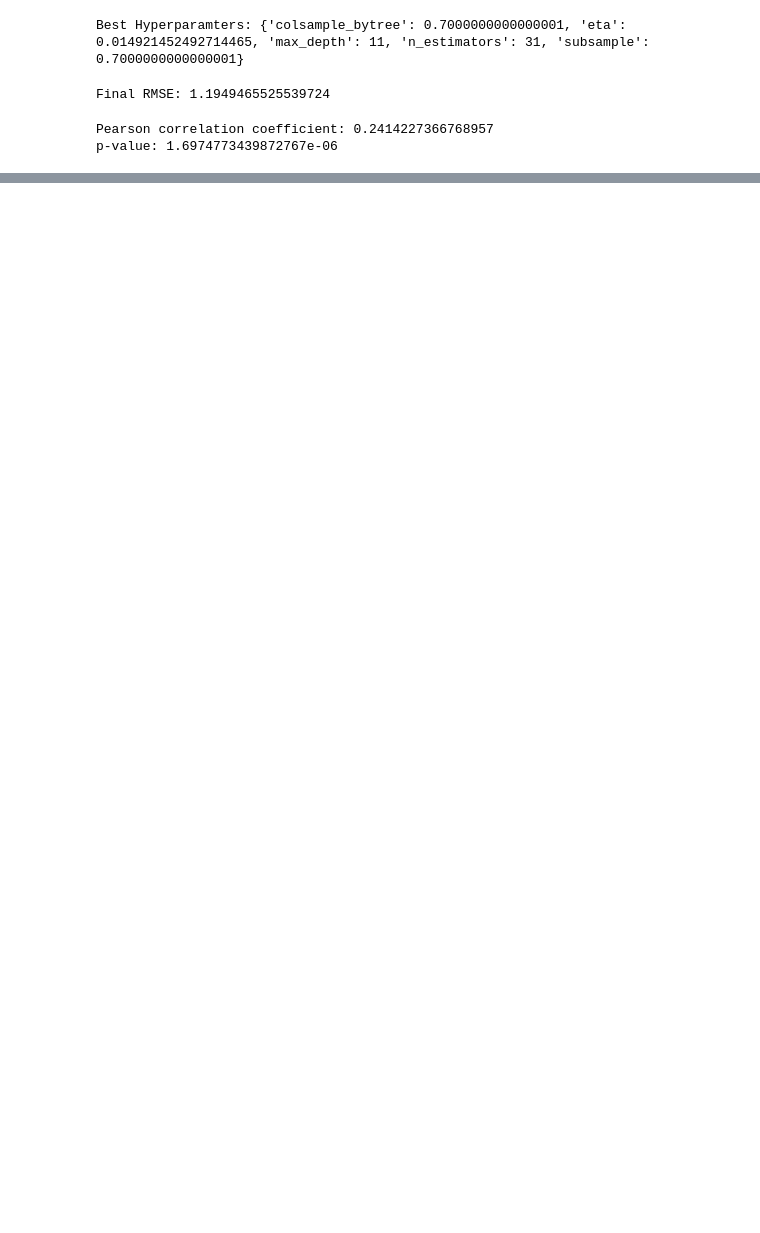
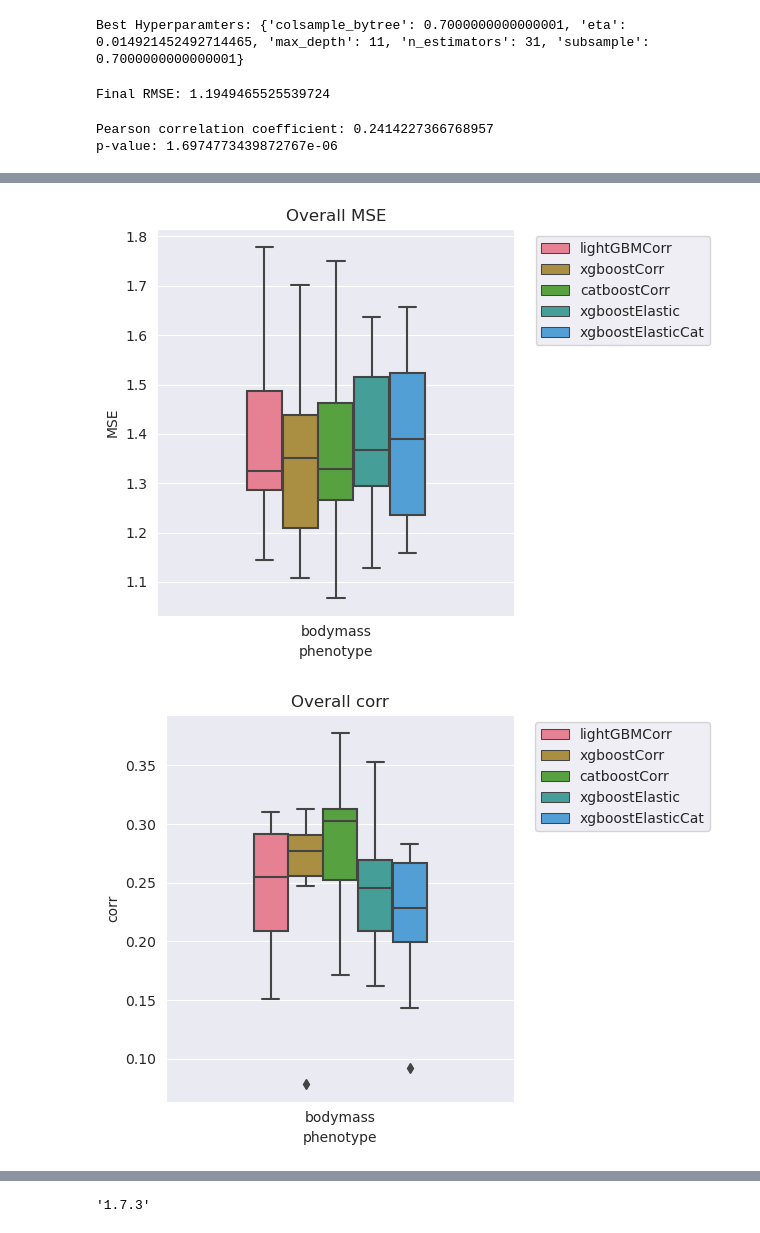
Before and after one commit to didrik1812/ProjectThesis, a Jupyter notebook: code/exploration.ipynb, the cells around one changed output, grey strips where cells are left out. Cells and saved outputs as stored; diff of their text form; code cells hidden in the pictures; blank space fills up the shorter version.

```diff
--- a/code/exploration.ipynb
+++ b/code/exploration.ipynb
@@ -69,0 +141,8 @@ p-value: 1.6974773439872767e-06
+# %%
+import pandas as pd
+import matplotlib.pyplot as plt
+import seaborn as sns
+
+corrs_df = pd.read_pickle("results/corrs_df.pkl")
+MSE_df = pd.read_pickle("results/MSE_df.pkl")
+feat_perc_df = pd.read_pickle("results/feat_perc_df.pkl")
@@ -69,0 +161,5 @@ p-value: 1.6974773439872767e-06
+# %%
+name = "xgboostCVFeatureCorr"
+if "CV" in name:
+    new_name = name.split("CV")[0] + "Corr"
+    print(new_name)
@@ -69,0 +182,10 @@ p-value: 1.6974773439872767e-06
+# %%
+plot_df = pd.DataFrame(columns=["model", "corr", "MSE", "feat_perc", "phenotype"])
+phenotype = "bodymass"
+for name in corrs_df.columns:
+    for i in range(corrs_df.shape[0]):
+        plot_df.loc[len(plot_df)] = [name, corrs_df.iloc[i][name], MSE_df.iloc[i][name], feat_perc_df.iloc[i][name], phenotype]
+# %%
+mod_name = "catboostelasticCat"
+plot_df = plot_df[plot_df.model != mod_name]
+plot_df
@@ -69,0 +212,24 @@ p-value: 1.6974773439872767e-06
+# %%
+sns.set_style("darkgrid")
+sns.set_palette(palette="husl")
+
+plt.figure(4)
+plt.title("Overall MSE")
+sns.boxplot(data=plot_df,x="phenotype",y="MSE",hue="model",  orient = "v", width=.5)
+plt.legend(bbox_to_anchor=(1.04, 1), loc="upper left")
+plt.tight_layout()
+
+plt.figure(5)
+plt.title("Overall corr")
+sns.boxplot(data=plot_df,x="phenotype",y="corr",hue="model",  orient = "v", width=.5)
+plt.legend(bbox_to_anchor=(1.04, 1), loc="upper left")
+plt.tight_layout()
+
+plt.figure(6)
+plt.title("Overall Feature percentile")
+sns.boxplot(data=plot_df,x="phenotype",y="feat_perc",hue="model",  orient = "v", width=.5)
+plt.legend(bbox_to_anchor=(1.04, 1), loc="upper left")
+plt.tight_layout()
+# %% [output]
+[figure, added]
+[figure, added]
@@ -69,0 +237,6 @@ p-value: 1.6974773439872767e-06
+# %%
+import xgboost as xgb
+
+xgb.__version__
+# %% [output]
+'1.7.3'
```
Also changed, not shown: parts of 14 cells of this notebook, 19 other files.
